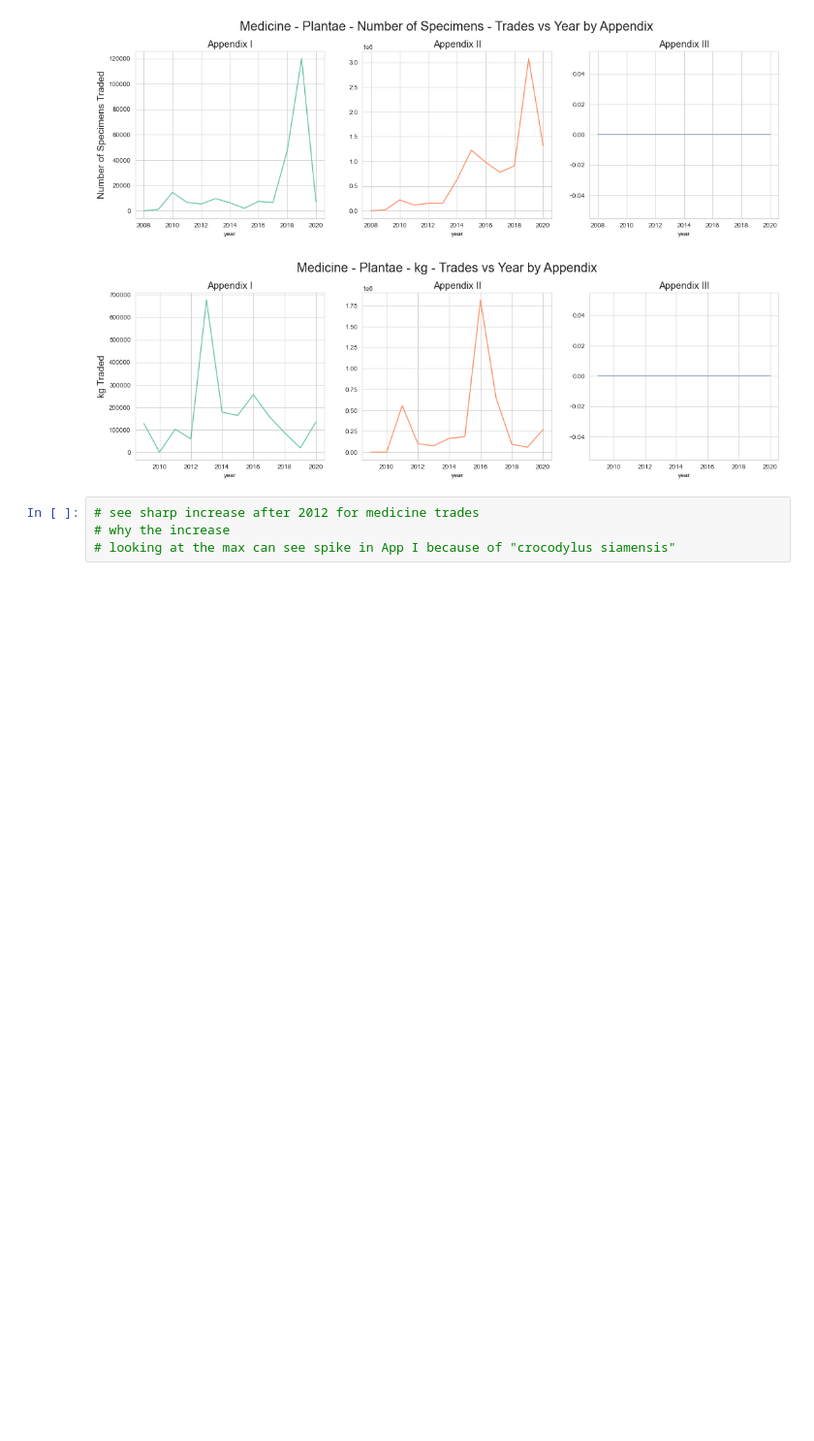
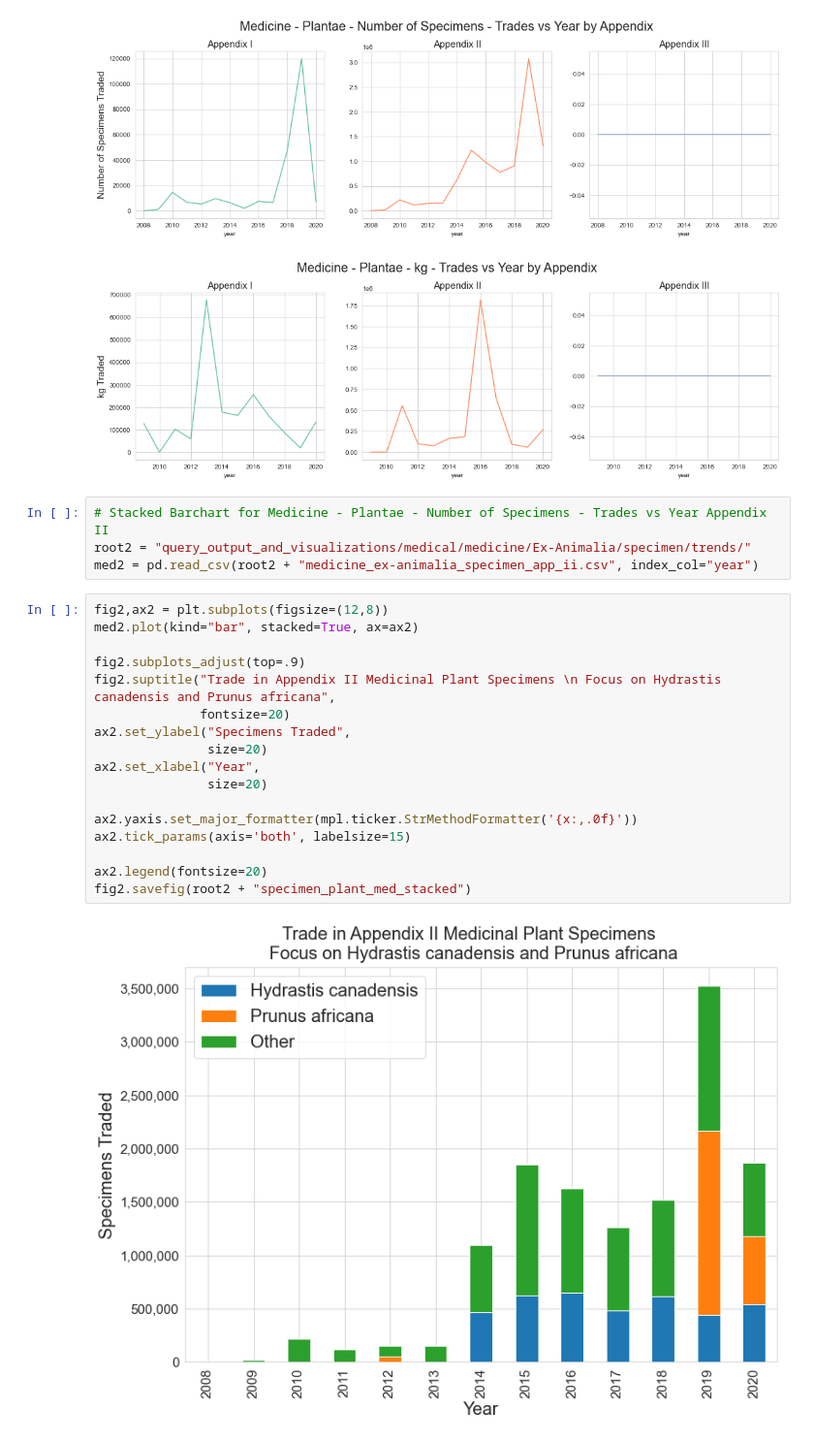
Before and after one commit to thclough/endangered_db, a Jupyter notebook: visualization.ipynb, the cells around one changed output. Shown at 97% size. Cells and saved outputs as stored; diff of their text form; blank space fills up the shorter version.

Commit message:
stacked graph

```diff
--- a/visualization.ipynb
+++ b/visualization.ipynb
@@ -64,7 +65,26 @@ for kingdom, unit, path in med_list:
 [figure]
 [figure]
 [figure]
-# %%
-# see sharp increase after 2012 for medicine trades
-# why the increase
-# looking at the max can see spike in App I because of "crocodylus siamensis"
+# %%
+# Stacked Barchart for Medicine - Plantae - Number of Specimens - Trades vs Year Appendix II
+root2 = "query_output_and_visualizations/medical/medicine/Ex-Animalia/specimen/trends/"
+med2 = pd.read_csv(root2 + "medicine_ex-animalia_specimen_app_ii.csv", index_col="year")
+# %%
+fig2,ax2 = plt.subplots(figsize=(12,8))
+med2.plot(kind="bar", stacked=True, ax=ax2)
+
+fig2.subplots_adjust(top=.9)
+fig2.suptitle("Trade in Appendix II Medicinal Plant Specimens \n Focus on Hydrastis canadensis and Prunus africana",
+              fontsize=20)
+ax2.set_ylabel("Specimens Traded",
+               size=20)
+ax2.set_xlabel("Year",
+               size=20)
+
+ax2.yaxis.set_major_formatter(mpl.ticker.StrMethodFormatter('{x:,.0f}'))
+ax2.tick_params(axis='both', labelsize=15)
+
+ax2.legend(fontsize=20)
+fig2.savefig(root2 + "specimen_plant_med_stacked")
+# %% [output]
+[figure, added]
```
Also changed, not shown: parts of 2 cells of this notebook, 10 other files.
